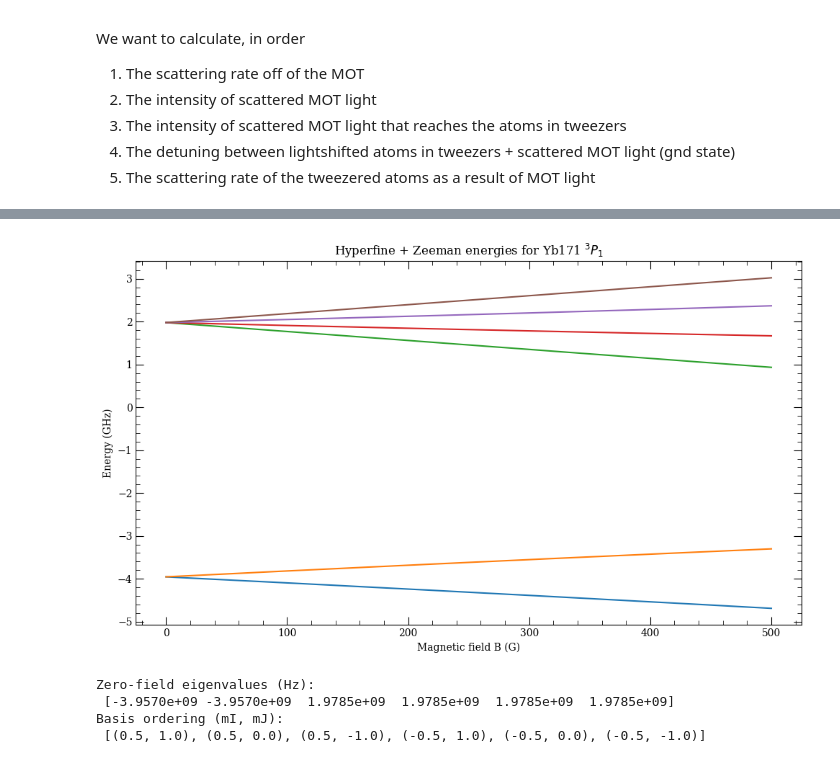
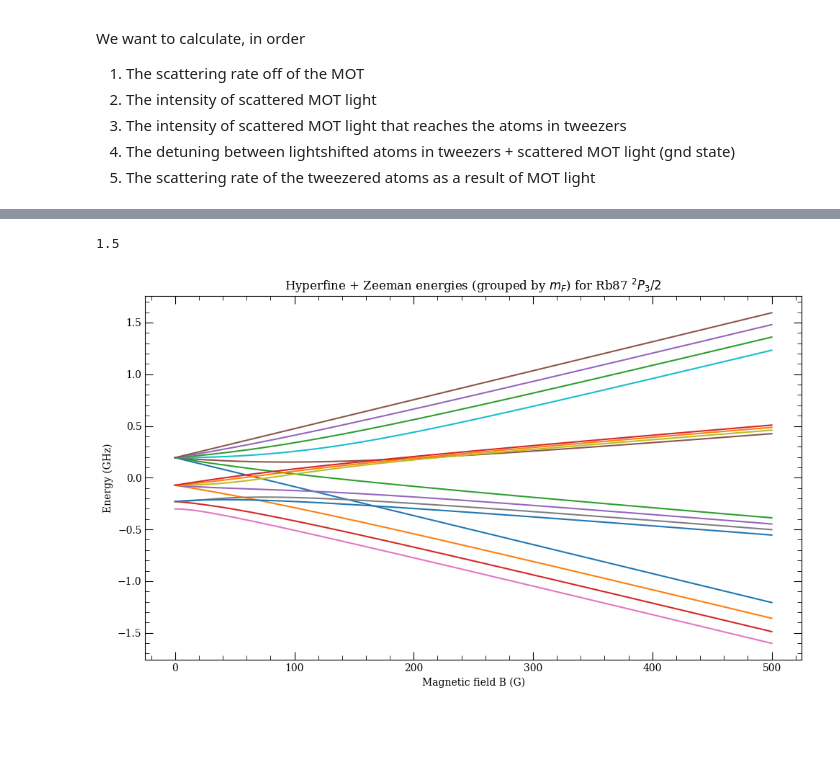
Before and after one commit to Lopez-Santi/RbCs-simulations, a Jupyter notebook: lattice transport/magneticdependence.ipynb, the cells around one changed output, grey strips where cells are left out. Drawn from its saved outputs; the diff is of its cells as text; code cells hidden in the pictures; blank space fills up the shorter version.

Commit message:
Updated B field calculations. Keep track of mF transitions. Found minimum B field necessary to get more than 1/2, 1, 2 linewidths away.

```diff
--- a/lattice transport/magneticdependence.ipynb
+++ b/lattice transport/magneticdependence.ipynb
@@ -329,37 +419,59 @@ Basis ordering (mI, mJ):
 # %%
-## 3P1 Yb171 constants ##
-n = 6
+## 5^2 P_(3/2) ##
+atom = arc.Rubidium87()   # pick an atom
+n = 5
 L = 1
-J = 1
-S = 1 # For alkali atoms
-gJ = 1.492820  #From https://arxiv.org/html/2509.04416v1
-gI = 0.98734 #From https://arxiv.org/html/2509.04416v1
-I = 1/2
-A_hz = 3.957e9 #From https://arxiv.org/html/2509.04416v1
-B_hz = 0
+J = 3/2
+S = 1/2 # For alkali atoms
 
-B_fields = np.linspace(0.0, 0.05, 201) # in T
-Bs, energies, basis = diagonalize_levels(I, J, A_hz=A_hz, B_hz=B_hz, gJ=gJ, gI=gI, B_fields=B_fields)
+# Calculated constants
+gJ = lande_gJ(L, S, J, gL=atom.gL, gS=atom.gS)
+gI = atom.gI             # nuclear g-factor (dimensionless, for use with μ_N)
+I = atom.I              # nuclear spin
+print(I)
+A_hz, B_hz = atom.getHFSCoefficients(n=n, l=L, j=J)
+
+B_fields = np.linspace(0.0, 0.05, 201)  # in T
+
+# Diagonalize and label by mF
+Bs, energies_by_mF, basis, mF_list = diagonalize_levels_by_mF(
+    I, J,
+    A_hz=A_hz, B_hz=B_hz,
+    gJ=gJ, gI=gI,
+    B_fields=B_fields
+)
 
 # Plot energy levels vs B (Hz)
-plt.figure(figsize=(10,6))
+plt.figure(figsize=(10, 6))
 
-for i in range(energies.shape[1]):
-    plt.plot(Bs*1e4, energies[:, i]/1e9)
+# Loop over mF blocks; each block has shape (nB, nStatesInBlock)
+for mF in mF_list:
+    Eblock = energies_by_mF[mF]  # (len(Bs), n_lines_in_this_mF)
+    for k in range(Eblock.shape[1]):
+        plt.plot(Bs * 1e4, Eblock[:, k] / 1e9)  # B in Gauss, E in GHz
+
 plt.xlabel("Magnetic field B (G)")
 plt.ylabel("Energy (GHz)")
-plt.title(f"Hyperfine + Zeeman energies for Yb171 ${spectroscopic_term(L=L, S=S, J=J)}$")
+plt.title(f"Hyperfine + Zeeman energies (grouped by $m_F$) for {atom.elementName} ${spectroscopic_term(L=L, S=S, J=J)}$")
 plt.tight_layout()
 plt.show()
 
-# Print zero-field eigenvalues (in Hz) and associated basis list for reference
-H0, basis = build_hamiltonian(I, J, A_hz=A_hz, B_hz=B_hz, gJ=gJ, gI=gI, B_field=0.0)
-eigs0 = la.eigvalsh(H0)
-print("Zero-field eigenvalues (Hz):\n", np.sort(np.real(eigs0)))
-print("Basis ordering (mI, mJ):\n", basis)
+# --- OPTIONAL: print zero-field eigenvalues, plus each state's mF label ---
+H0, basis0, Fz0 = build_hamiltonian(I, J, A_hz=A_hz, B_hz=B_hz, gJ=gJ, gI=gI, B_field=0.0)
+vals0, vecs0 = la.eigh(H0)
+
+# mF expectation values at B=0 (still well-defined; degeneracies may exist)
+Fz_vecs0 = Fz0 @ vecs0
+mF_expect0 = np.einsum('ij,ij->j', np.conjugate(vecs0), Fz_vecs0).real
+mF_labels0 = 0.5 * np.round(2.0 * mF_expect0)
+
+order = np.argsort(vals0.real)
+
+print("Zero-field eigenvalues (Hz) and mF labels:")
+for idx in order:
+    print(f"E = {vals0[idx].real:.6e} Hz,   mF = {mF_labels0[idx]:+g}")
+
+print("\nBasis ordering (mI, mJ):\n", basis0)
 # %% [output]
+1.5
-[figure, old version]
+[figure, new version]
-Zero-field eigenvalues (Hz):
- [-3.9570e+09 -3.9570e+09  1.9785e+09  1.9785e+09  1.9785e+09  1.9785e+09]
-Basis ordering (mI, mJ):
- [(0.5, 1.0), (0.5, 0.0), (0.5, -1.0), (-0.5, 1.0), (-0.5, 0.0), (-0.5, -1.0)]
```
Also changed, not shown: parts of 17 cells of this notebook.
